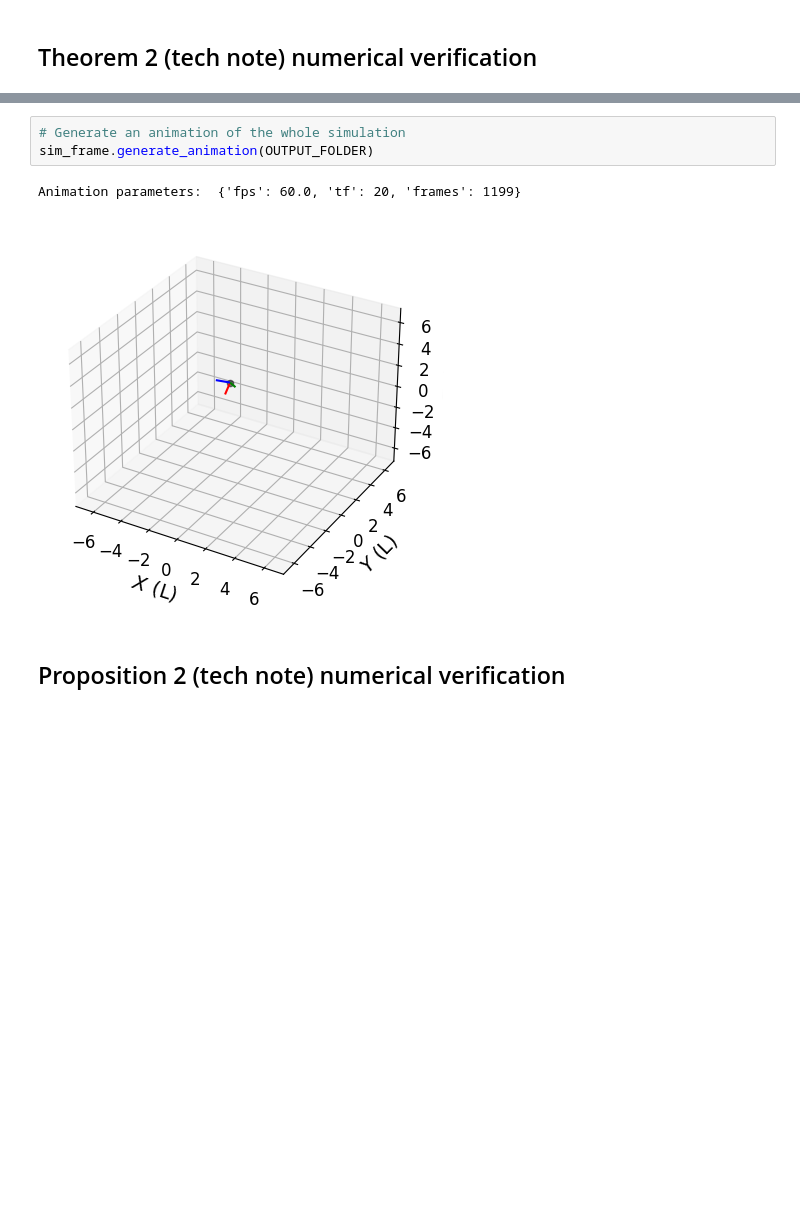
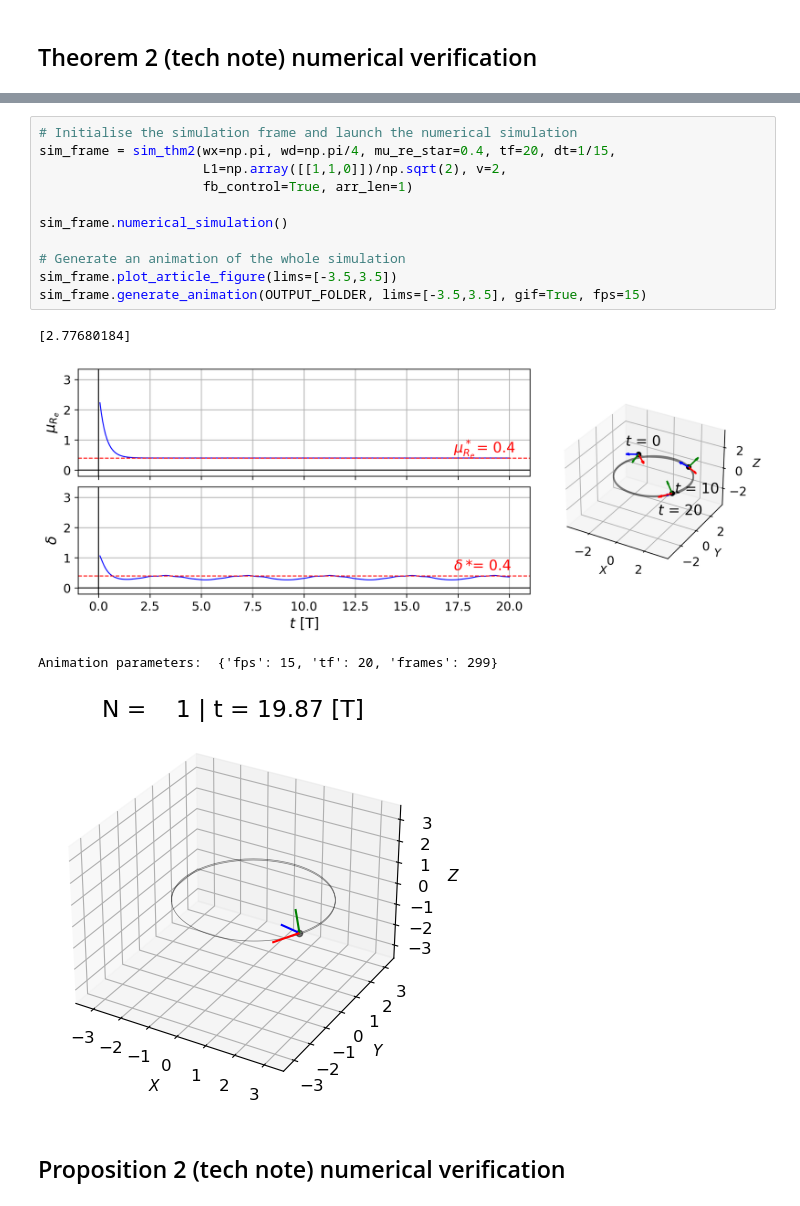
Before and after one commit to jesusBV20/source_seeking_3D, a Jupyter notebook: _simple_heading_control.ipynb, the cells around one changed output, grey strips where cells are left out. Cells and saved outputs as stored; diff of their text form; blank space fills up the shorter version.

Commit message:
Thm 2 simulation fixed

```diff
--- a/_simple_heading_control.ipynb
+++ b/_simple_heading_control.ipynb
@@ -112,9 +133,19 @@ sim_frame.plot_article_figure(lims=[-3.5,3.5])
-# %%
-# Generate an animation of the whole simulation
-sim_frame.generate_animation(OUTPUT_FOLDER)
-# %% [output]
-Animation parameters:  {'fps': 60.0, 'tf': 20, 'frames': 1199}
-[figure, removed]
+# %%
+# Initialise the simulation frame and launch the numerical simulation
+sim_frame = sim_thm2(wx=np.pi, wd=np.pi/4, mu_re_star=0.4, tf=20, dt=1/15,
+                     L1=np.array([[1,1,0]])/np.sqrt(2), v=2,
+                     fb_control=True, arr_len=1)
+
+sim_frame.numerical_simulation()
+
+# Generate an animation of the whole simulation
+sim_frame.plot_article_figure(lims=[-3.5,3.5])
+sim_frame.generate_animation(OUTPUT_FOLDER, lims=[-3.5,3.5], gif=True, fps=15)
+# %% [output]
+[2.77680184]
+[figure, added]
+Animation parameters:  {'fps': 15, 'tf': 20, 'frames': 299}
+[figure, added]
 # %% [markdown]
 ## Proposition 2 (tech note) numerical verification
 # %%
```
Also changed, not shown: parts of 5 cells of this notebook, 4 other files.
